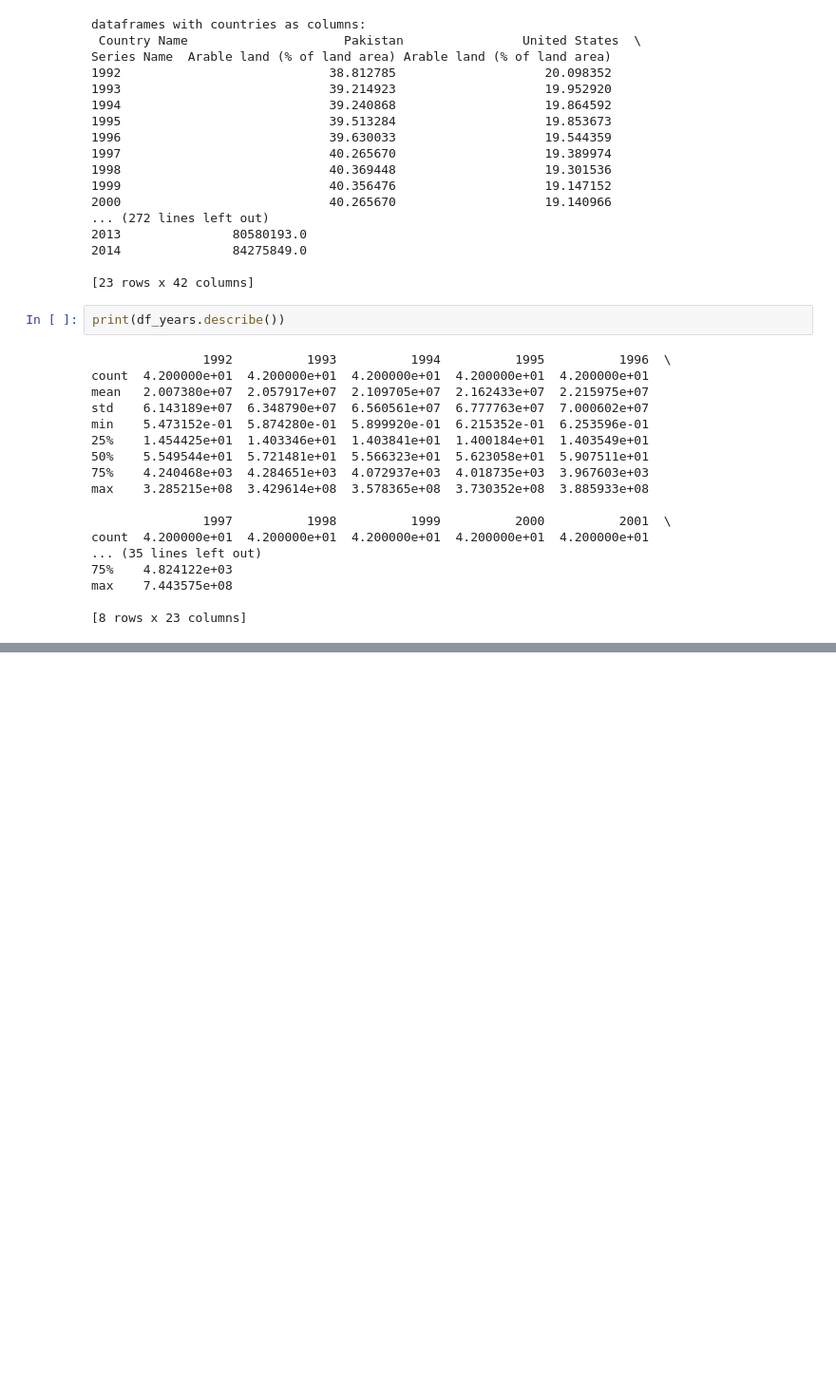
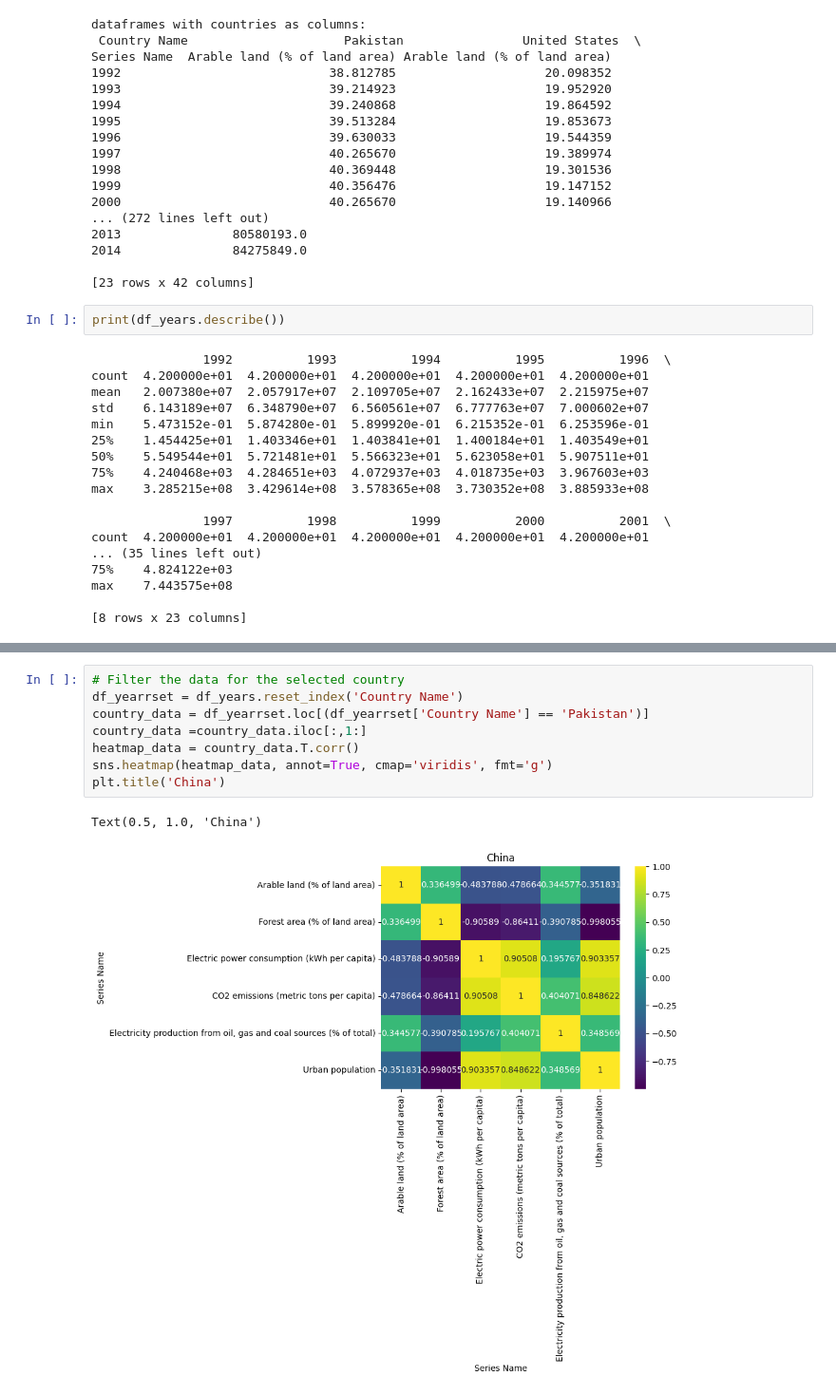
Before and after one commit to mansoorkashif1997/ADS1-assignment2, a Jupyter notebook: function.ipynb, the cells around one changed output, grey strips where cells are left out. Shown at 95% size. Saved outputs shown, nothing was run; the diff lists cells and outputs as text; blank space fills up the shorter version.

```diff
--- a/function.ipynb
+++ b/function.ipynb
@@ -96,0 +99,11 @@ Text(0.5, 1.0, 'Population, total of different countries with 4 years gap')
+# %%
+# Filter the data for the selected country
+df_yearrset = df_years.reset_index('Country Name')
+country_data = df_yearrset.loc[(df_yearrset['Country Name'] == 'Pakistan')]
+country_data =country_data.iloc[:,1:]
+heatmap_data = country_data.T.corr()
+sns.heatmap(heatmap_data, annot=True, cmap='viridis', fmt='g')
+plt.title('China')
+# %% [output]
+Text(0.5, 1.0, 'China')
+[figure, added]
```
Also changed, not shown: parts of 5 cells of this notebook, 1 other file.
